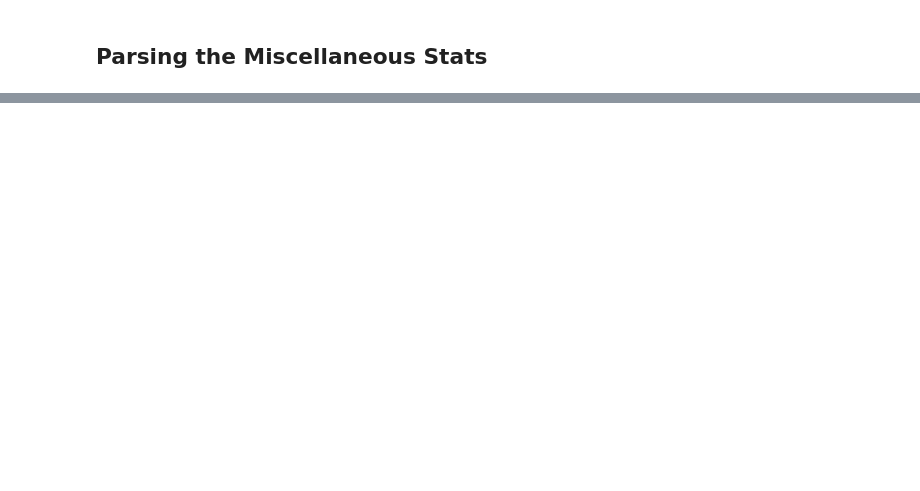
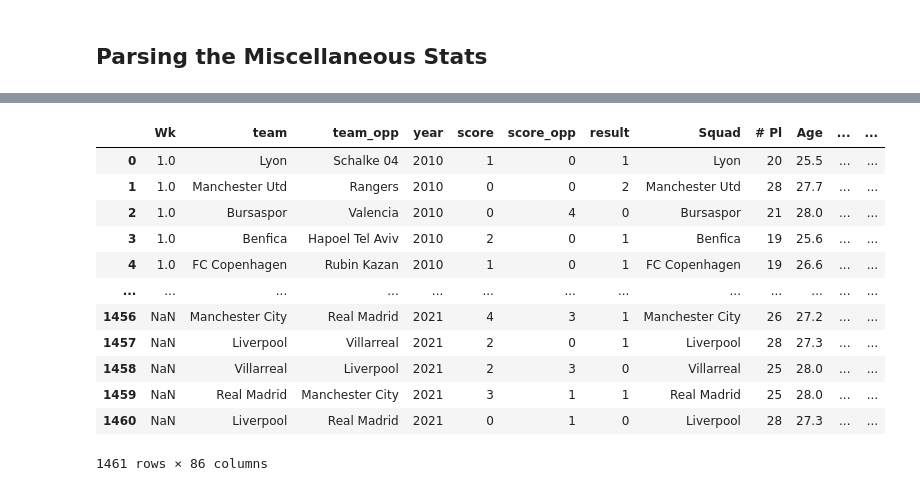
Before and after one commit to RaminVali/CL_WebScraping_ML_Prediction, a Jupyter notebook: parse_data.ipynb, the cells around one changed output, grey strips where cells are left out. Cells and saved outputs as stored; diff of their text form; code cells hidden in the pictures; blank space fills up the shorter version.

```diff
--- a/parse_data.ipynb
+++ b/parse_data.ipynb
@@ -230,0 +378,23 @@ int
+# %%
+#another merge for the opposing team stats:
+
+combined_stats_opp = combined_stats
+combined_stats_opp.columns += "_opp"
+# %%
+df = df2.merge(combined_stats_opp, how='left', left_on=['year','team_opp'],right_on=["year_opp","Squad_opp"])
+# %%
+df # and this is the final product after all the cleaning, 1461 games, where we have the scores, and stats for the team and the opposing team.
+# %% [output]
+|  | Wk | team | team_opp | year | score | score_opp | result | Squad | # Pl | Age | ... | ... |
+| 0 | 1.0 | Lyon | Schalke 04 | 2010 | 1 | 0 | 1 | Lyon | 20 | 25.5 | ... | ... |
+| 1 | 1.0 | Manchester Utd | Rangers | 2010 | 0 | 0 | 2 | Manchester Utd | 28 | 27.7 | ... | ... |
+| 2 | 1.0 | Bursaspor | Valencia | 2010 | 0 | 4 | 0 | Bursaspor | 21 | 28.0 | ... | ... |
+| 3 | 1.0 | Benfica | Hapoel Tel Aviv | 2010 | 2 | 0 | 1 | Benfica | 19 | 25.6 | ... | ... |
+| 4 | 1.0 | FC Copenhagen | Rubin Kazan | 2010 | 1 | 0 | 1 | FC Copenhagen | 19 | 26.6 | ... | ... |
+| ... | ... | ... | ... | ... | ... | ... | ... | ... | ... | ... | ... | ... |
+| 1456 | NaN | Manchester City | Real Madrid | 2021 | 4 | 3 | 1 | Manchester City | 26 | 27.2 | ... | ... |
+| 1457 | NaN | Liverpool | Villarreal | 2021 | 2 | 0 | 1 | Liverpool | 28 | 27.3 | ... | ... |
+| 1458 | NaN | Villarreal | Liverpool | 2021 | 2 | 3 | 0 | Villarreal | 25 | 28.0 | ... | ... |
+| 1459 | NaN | Real Madrid | Manchester City | 2021 | 3 | 1 | 1 | Real Madrid | 25 | 28.0 | ... | ... |
+| 1460 | NaN | Liverpool | Real Madrid | 2021 | 0 | 1 | 0 | Liverpool | 28 | 27.3 | ... | ... |
+1461 rows × 86 columns
```
Also changed, not shown: parts of 32 cells of this notebook.
